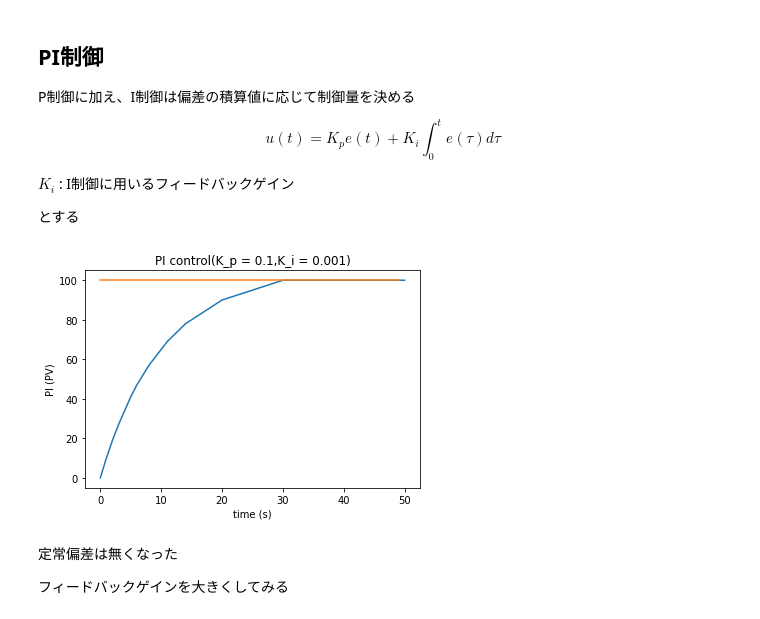
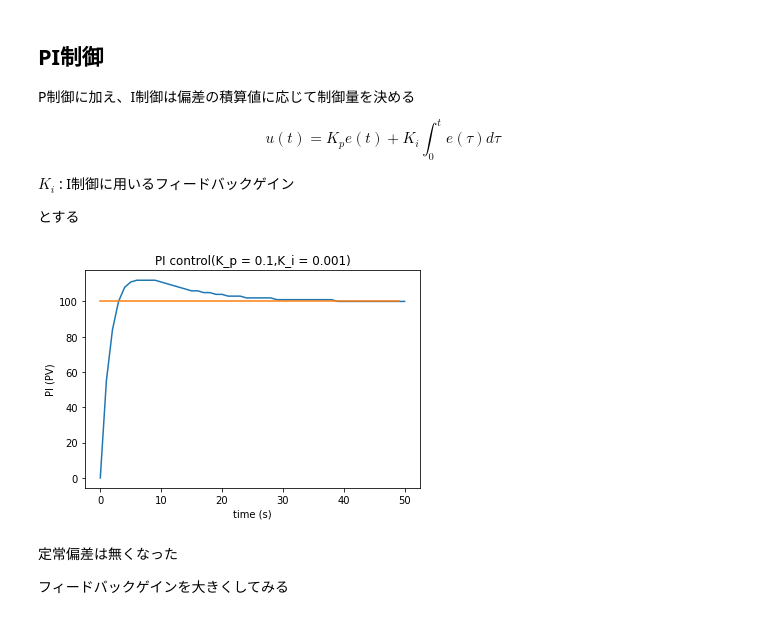
Before and after one commit to KoyamaSohei/control-engineering, a Jupyter notebook: PID.ipynb, the cells around one changed output. Drawn from its saved outputs; the diff is of its cells as text; code cells hidden in the pictures.

```diff
--- a/PID.ipynb
+++ b/PID.ipynb
@@ -162,42 +162,42 @@ import numpy as np
 term = 50
 
 # P制御に用いるフィードバックゲイン
-Kp = 0.1
+Kp = 0.5
 
 # I制御に用いるフィードバックゲイン
-Ki = 0.001
+Ki = 0.05
 
 # 現在の実値
 feedback = 0
 
 # 現在のI制御による制御量
 iv = 0
 
 # 各タームにおいて、実値と目標値を引数にとり、制御量を返す関数。制御量+実値が次のタームの実値となる
 def run(feedback_value,target_value):
     global iv
     error = target_value - feedback_value
     p = Kp * error
     iv += error
     i = Ki * iv
     return int(p+i)
 
 if __name__ == "__main__":
     # 各タームの実値
     feedback_list = [feedback]
 
     # 各実行時における目標値、今回はわかりやすさのため一定値にする
     target_values = np.full(term,100)
     for target_value in target_values:
         feedback += run(feedback,target_value)
         feedback_list.append(feedback)
-    plt.title('PI control(K_p = 0.1,K_i = 0.001)')
+    plt.title('PI control(K_p = 0.5,K_i = 0.05)')
     plt.xlabel('time (s)')
     plt.ylabel('PI (PV)')
     plt.plot(feedback_list)
     plt.plot(target_values)
 # %% [output]
-[figure, old version]
+[figure, new version]
 # %% [markdown]
 定常偏差は無くなった
 
```
Also changed, not shown: parts of 3 cells of this notebook.
